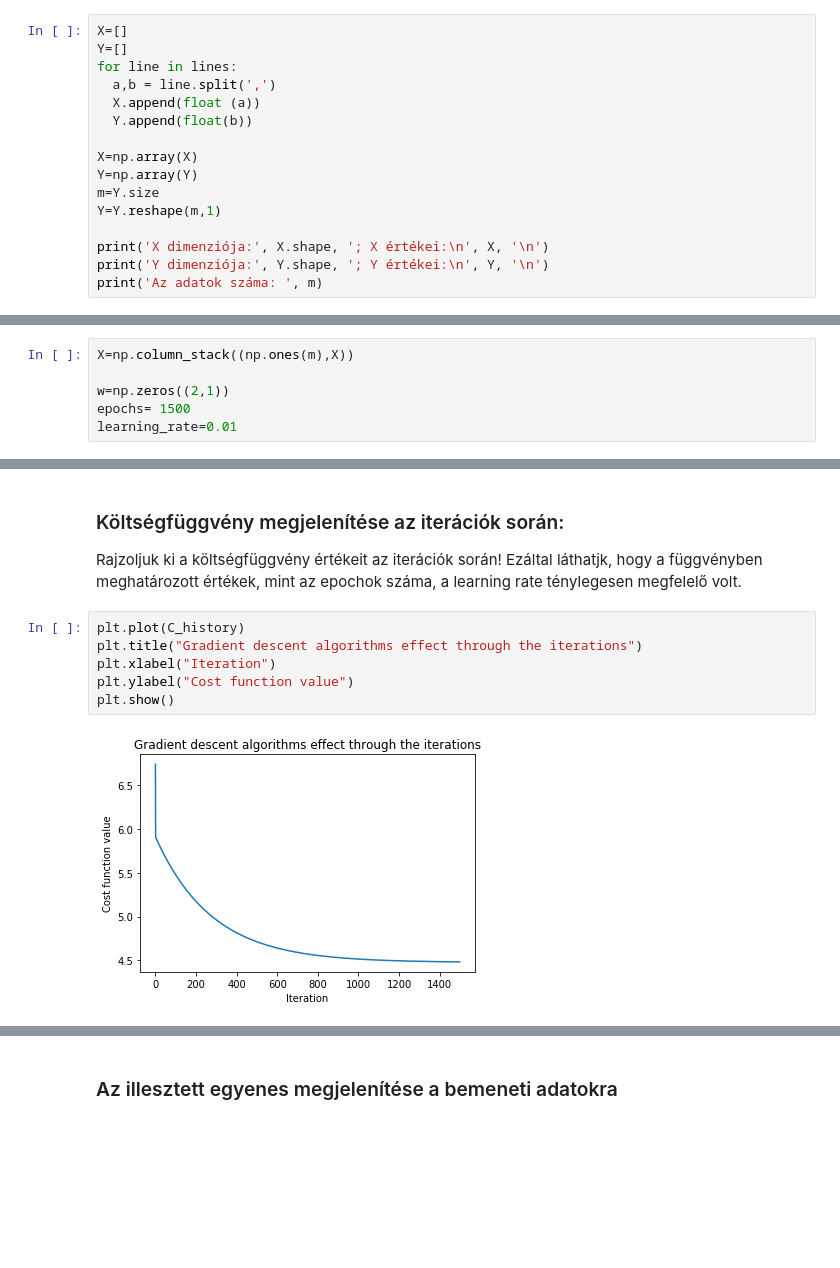
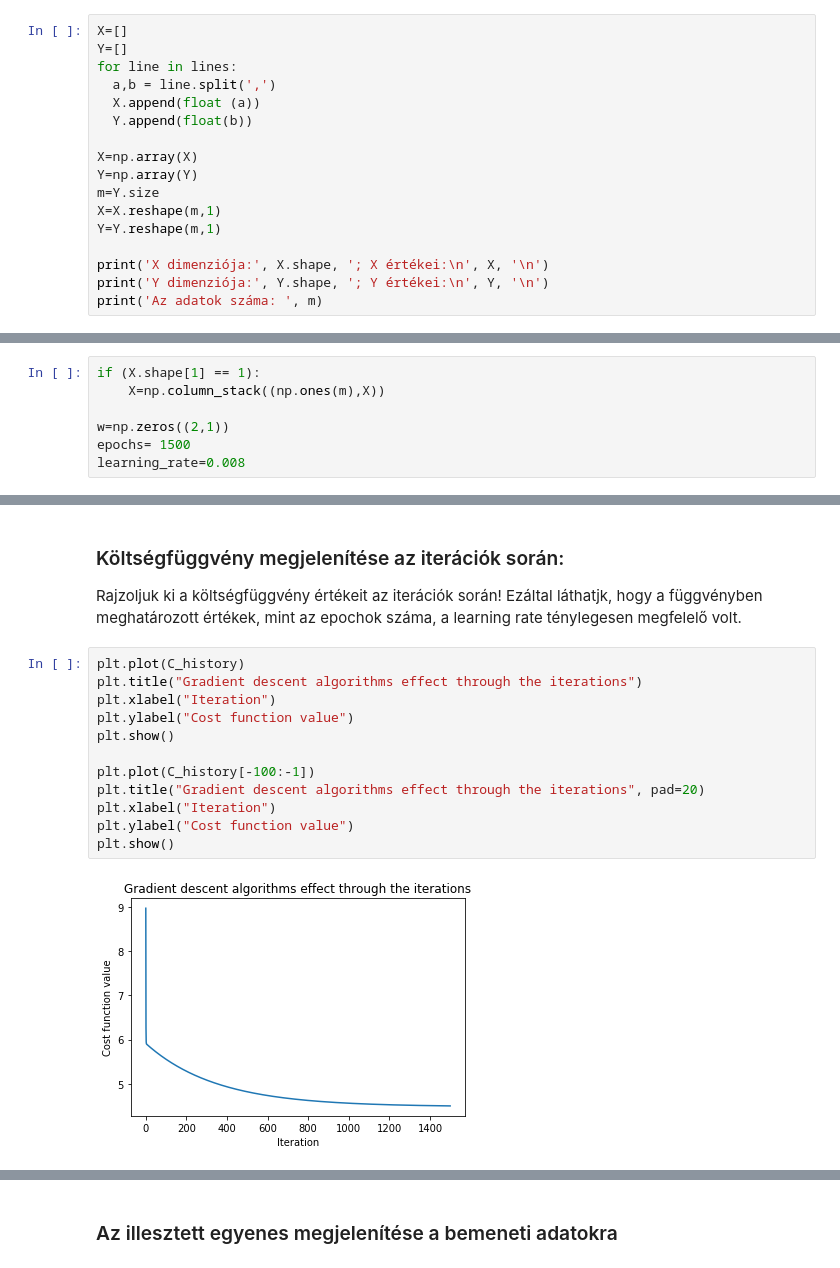
Before and after one commit to Fortuz/MIKRO_lab, a Jupyter notebook: AdaptiveRoboLabor/Jupyter/L01 - LinearRegressionOneVariable/L01 - Linear Regression with One Variable.ipynb, the cells around one changed output, grey strips where cells are left out. Cells and saved outputs as stored; diff of their text form; blank space fills up the shorter version.

```diff
--- a/AdaptiveRoboLabor/Jupyter/L01 - LinearRegressionOneVariable/L01 - Linear Regression with One Variable.ipynb
+++ b/AdaptiveRoboLabor/Jupyter/L01 - LinearRegressionOneVariable/L01 - Linear Regression with One Variable.ipynb
@@ -44,6 +44,7 @@ for line in lines:
 X=np.array(X)
 Y=np.array(Y)
 m=Y.size
+X=X.reshape(m,1)
 Y=Y.reshape(m,1)
 
 print('X dimenziója:', X.shape, '; X értékei:\n', X, '\n')
@@ -114,11 +115,12 @@ Be kell állítanunk továbbá:
 - epochok száma: 1500
 - tanulási ráta: 0.01
 # %%
-X=np.column_stack((np.ones(m),X))
+if (X.shape[1] == 1):
+    X=np.column_stack((np.ones(m),X))
 
 w=np.zeros((2,1))
 epochs= 1500
-learning_rate=0.01
+learning_rate=0.008
 # %% [markdown]
 Ellenőrizzük le a tömbjeink dimenzióját a mátixműveletek előtt.
 # %%
@@ -217,8 +219,14 @@ Rajzoljuk ki a költségfüggvény értékeit az iterációk során! Ezáltal l
 # %%
 plt.plot(C_history)
 plt.title("Gradient descent algorithms effect through the iterations")
 plt.xlabel("Iteration")
 plt.ylabel("Cost function value")
 plt.show()
+
+plt.plot(C_history[-100:-1])
+plt.title("Gradient descent algorithms effect through the iterations", pad=20)
+plt.xlabel("Iteration")
+plt.ylabel("Cost function value")
+plt.show()
 # %% [output]
-[figure, old version]
+[figure, new version]
```
Also changed, not shown: parts of 6 cells of this notebook, 3 other files.
